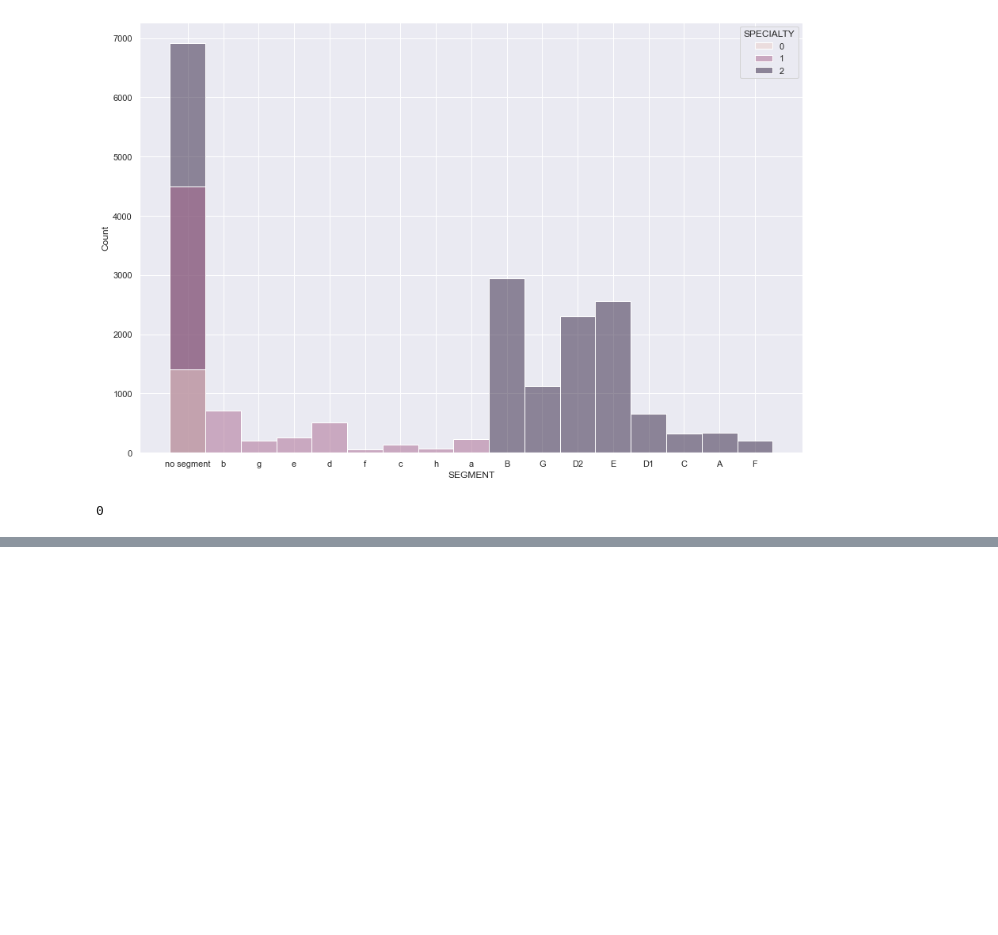
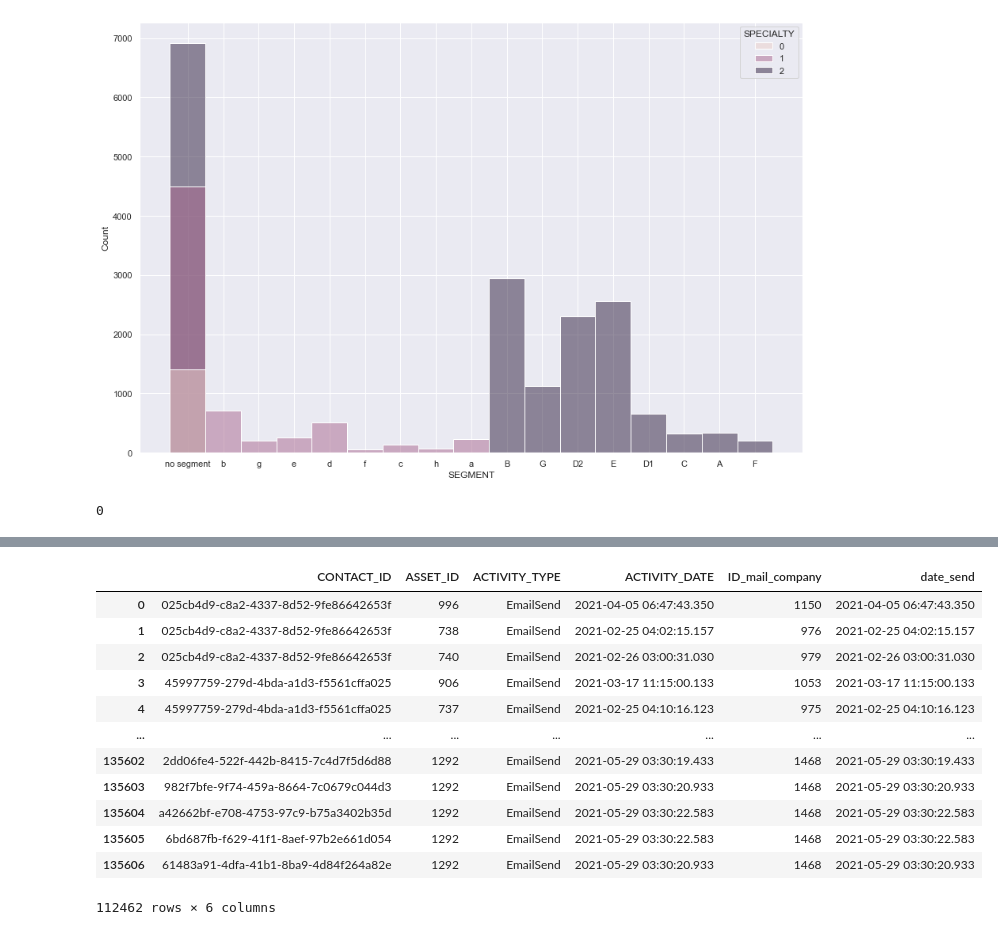
Before and after one commit to IvanovNA01/test_task_junior, a Jupyter notebook: test_to_jun1.ipynb, the cells around one changed output, grey strips where cells are left out. Cells and saved outputs as stored; diff of their text form; code cells hidden in the pictures; blank space fills up the shorter version.

```diff
--- a/test_to_jun1.ipynb
+++ b/test_to_jun1.ipynb
@@ -105,0 +181,2 @@ Name: BRANDS, dtype: int64
+# %%
+company_mail_send = company_mail_send.query('ASSET_ID > 0')
@@ -105,0 +187,16 @@ Name: BRANDS, dtype: int64
+# %%
+company_mail_send
+# %% [output]
+|  | CONTACT_ID | ASSET_ID | ACTIVITY_TYPE | ACTIVITY_DATE | ID_mail_company | date_send |
+| 0 | 025cb4d9-c8a2-4337-8d52-9fe86642653f | 996 | EmailSend | 2021-04-05 06:47:43.350 | 1150 | 2021-04-05 06:47:43.350 |
+| 1 | 025cb4d9-c8a2-4337-8d52-9fe86642653f | 738 | EmailSend | 2021-02-25 04:02:15.157 | 976 | 2021-02-25 04:02:15.157 |
+| 2 | 025cb4d9-c8a2-4337-8d52-9fe86642653f | 740 | EmailSend | 2021-02-26 03:00:31.030 | 979 | 2021-02-26 03:00:31.030 |
+| 3 | 45997759-279d-4bda-a1d3-f5561cffa025 | 906 | EmailSend | 2021-03-17 11:15:00.133 | 1053 | 2021-03-17 11:15:00.133 |
+| 4 | 45997759-279d-4bda-a1d3-f5561cffa025 | 737 | EmailSend | 2021-02-25 04:10:16.123 | 975 | 2021-02-25 04:10:16.123 |
+| ... | ... | ... | ... | ... | ... | ... |
+| 135602 | 2dd06fe4-522f-442b-8415-7c4d7f5d6d88 | 1292 | EmailSend | 2021-05-29 03:30:19.433 | 1468 | 2021-05-29 03:30:19.433 |
+| 135603 | 982f7bfe-9f74-459a-8664-7c0679c044d3 | 1292 | EmailSend | 2021-05-29 03:30:20.933 | 1468 | 2021-05-29 03:30:20.933 |
+| 135604 | a42662bf-e708-4753-97c9-b75a3402b35d | 1292 | EmailSend | 2021-05-29 03:30:22.583 | 1468 | 2021-05-29 03:30:22.583 |
+| 135605 | 6bd687fb-f629-41f1-8aef-97b2e661d054 | 1292 | EmailSend | 2021-05-29 03:30:22.583 | 1468 | 2021-05-29 03:30:22.583 |
+| 135606 | 61483a91-4dfa-41b1-8ba9-4d84f264a82e | 1292 | EmailSend | 2021-05-29 03:30:20.933 | 1468 | 2021-05-29 03:30:20.933 |
+112462 rows × 6 columns
```
Also changed, not shown: parts of 13 cells of this notebook.
